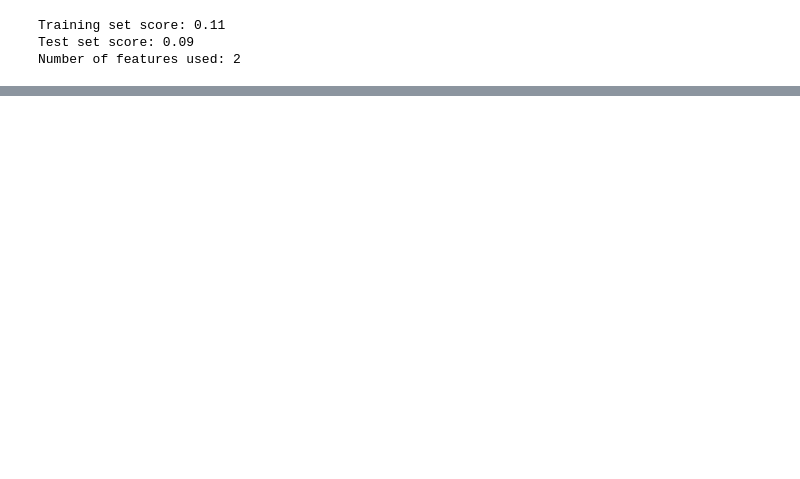
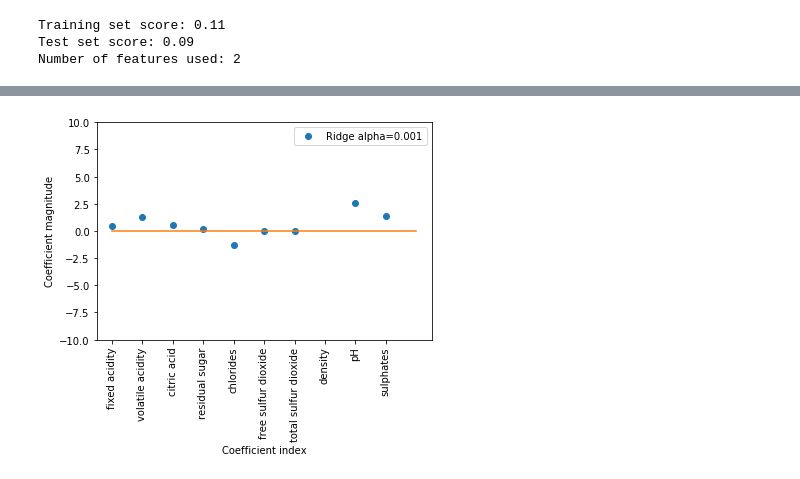
Before and after one commit to myGitHub001/Test, a Jupyter notebook: wine.ipynb, the cells around one changed output, grey strips where cells are left out. Drawn from its saved outputs; the diff is of its cells as text; code cells hidden in the pictures; blank space fills up the shorter version.

```diff
--- a/wine.ipynb
+++ b/wine.ipynb
@@ -81,0 +256,16 @@ Number of features used: 2
+# %%
+# Plot coefficient magnitudes for ridge
+column_names = list(pd.DataFrame(wine.iloc[:,:10]).columns.values.tolist())
+
+def plot_coefficient_magnitudes():
+    plt.plot(ridge0001.coef_, 'o', label="Ridge alpha=0.001")
+    plt.xticks(range(len(column_names)), column_names, rotation=90)
+    plt.plot((0, len(column_names)), (0, 0))
+    plt.ylim(-10, 10)
+    plt.xlabel("Coefficient index")
+    plt.ylabel("Coefficient magnitude")
+    plt.legend()
+
+plot_coefficient_magnitudes()
+# %% [output]
+[figure, added]
```
Also changed, not shown: parts of 15 cells of this notebook.
